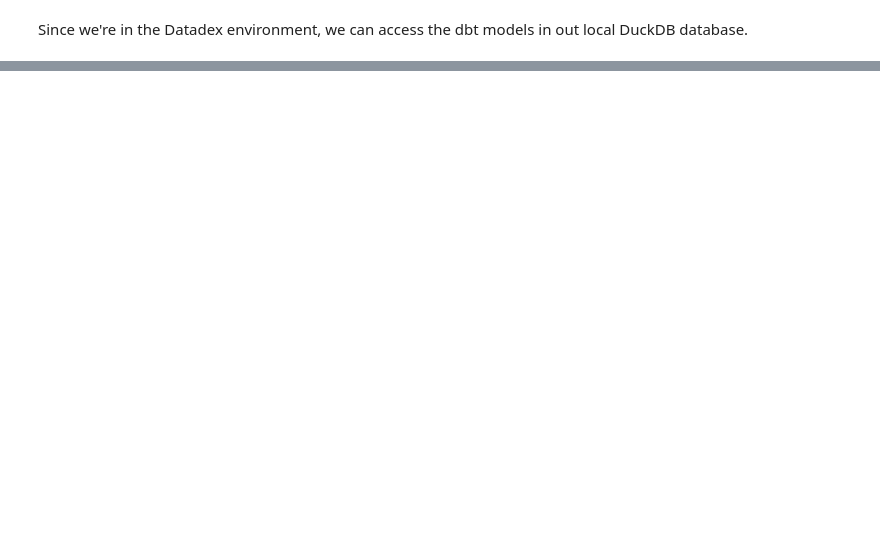
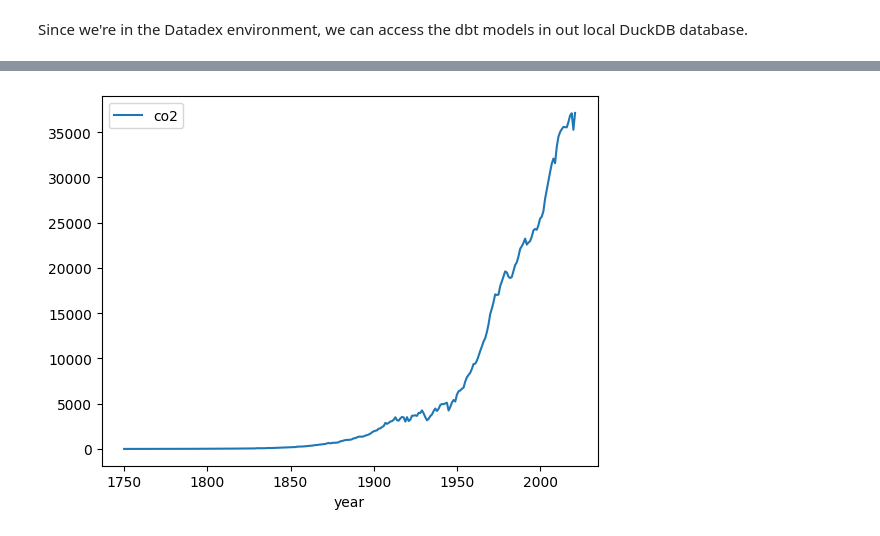
Before and after one commit to datonic/datadex, a Jupyter notebook: reports/2023-01-01-Datadex.ipynb, the cells around one changed output, grey strips where cells are left out. Saved outputs shown, nothing was run; the diff lists cells and outputs as text; code cells hidden in the pictures; blank space fills up the shorter version.

```diff
--- a/reports/2023-01-01-Datadex.ipynb
+++ b/reports/2023-01-01-Datadex.ipynb
@@ -162,0 +169,7 @@ datasets.raw_threatened_animal_species().head(10)
+# %%
+from datadex.utils import query
+
+df = query("select * from climate_owid_co2_by_country where country = 'World'")
+_ = df.plot(x="year", y="co2", kind="line")
+# %% [output]
+[figure, added]
```
Also changed, not shown: parts of 5 cells of this notebook, 7 other files.
